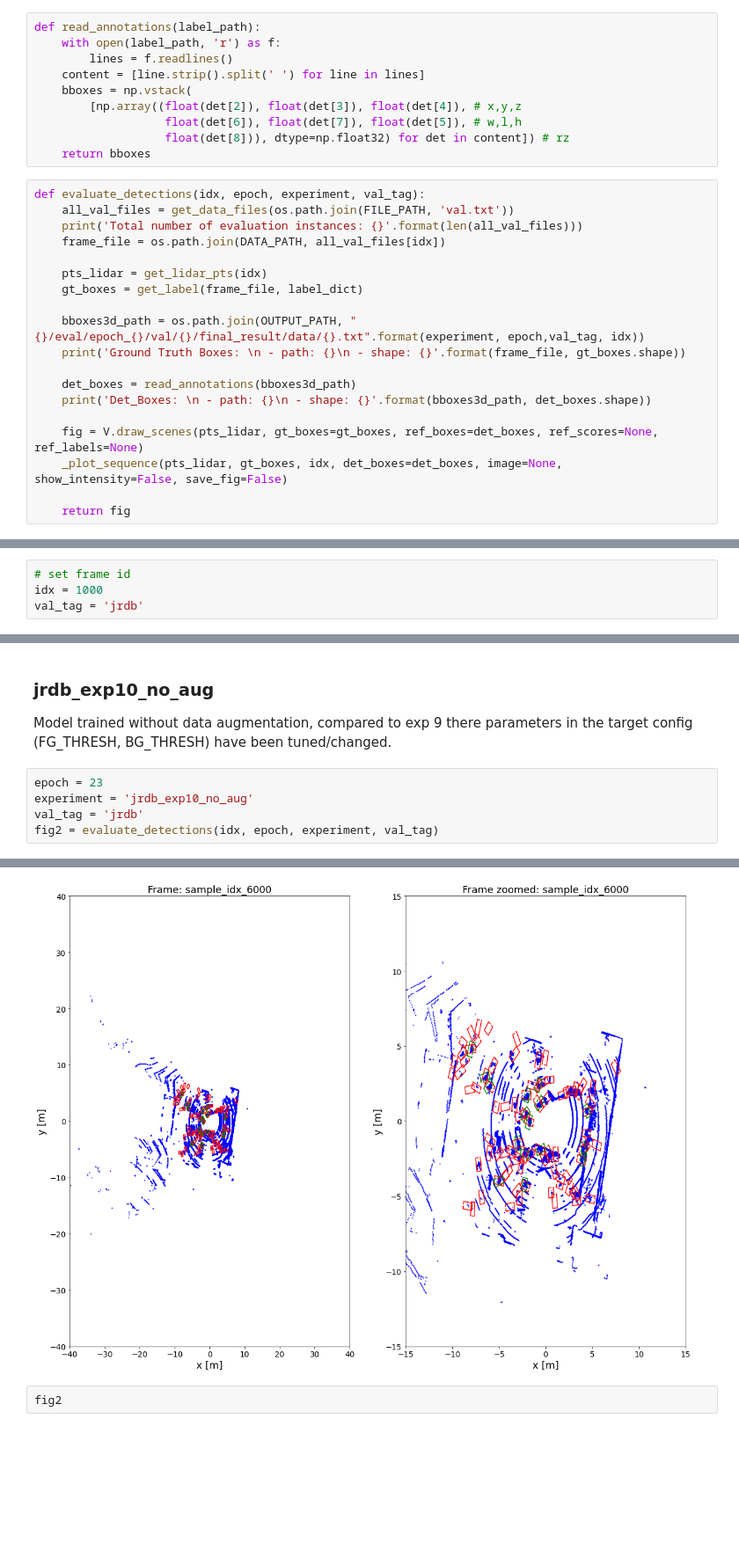
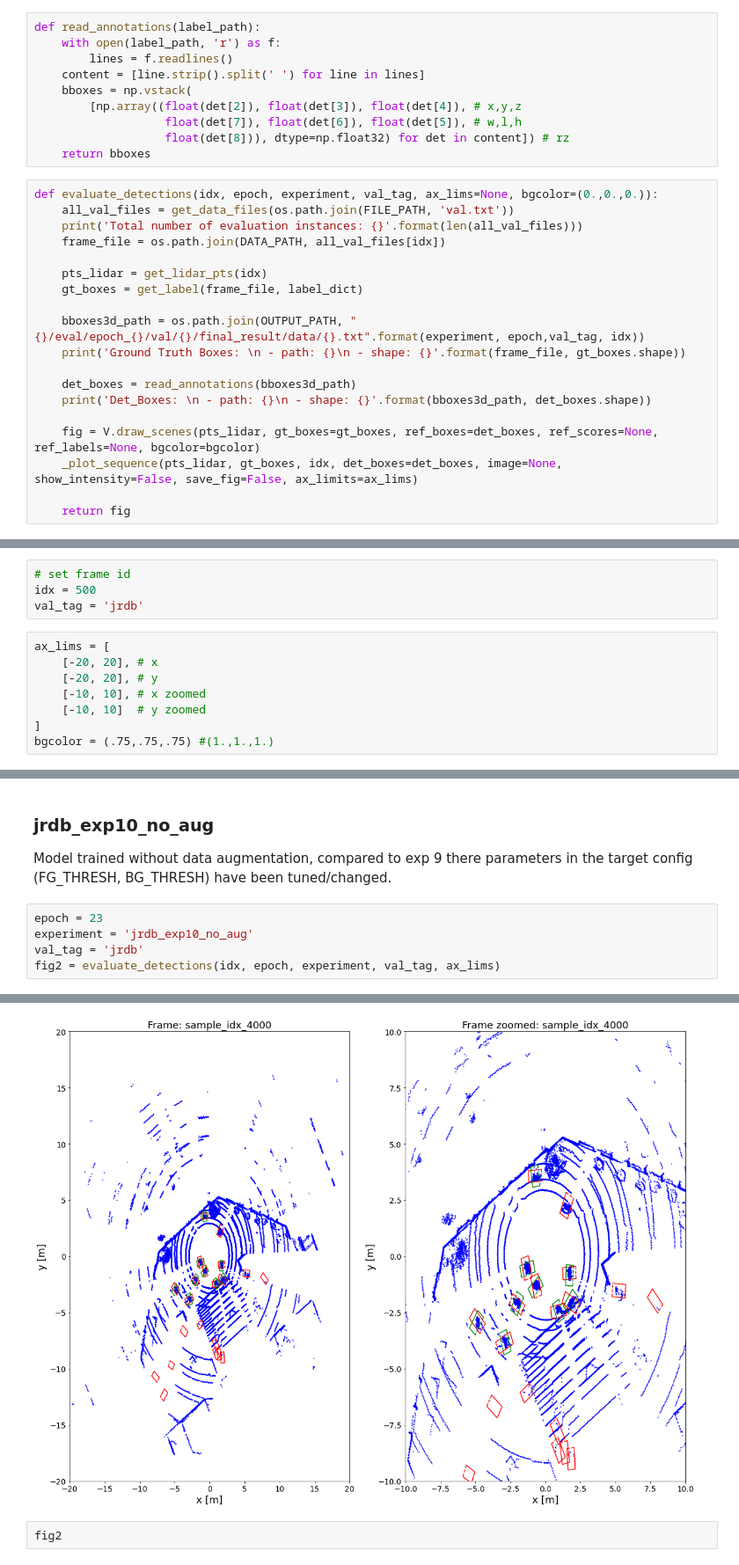
Before and after one commit to brudermueller/OpenPCDet, a Jupyter notebook: tools/visual_utils/JRDB_visualization.ipynb, the cells around one changed output, grey strips where cells are left out. Shown at 88% size. Drawn from its saved outputs; the diff is of its cells as text; blank space fills up the shorter version.

Commit message:
add plot utils

```diff
--- a/tools/visual_utils/JRDB_visualization.ipynb
+++ b/tools/visual_utils/JRDB_visualization.ipynb
@@ -170,11 +169,11 @@ def read_annotations(label_path):
     content = [line.strip().split(' ') for line in lines]
     bboxes = np.vstack(
         [np.array((float(det[2]), float(det[3]), float(det[4]), # x,y,z
-                   float(det[6]), float(det[7]), float(det[5]), # w,l,h
+                   float(det[7]), float(det[6]), float(det[5]), # w,l,h
                    float(det[8])), dtype=np.float32) for det in content]) # rz
     return bboxes
 # %%
-def evaluate_detections(idx, epoch, experiment, val_tag):
+def evaluate_detections(idx, epoch, experiment, val_tag, ax_lims=None, bgcolor=(0.,0.,0.)):
     all_val_files = get_data_files(os.path.join(FILE_PATH, 'val.txt'))
     print('Total number of evaluation instances: {}'.format(len(all_val_files)))
     frame_file = os.path.join(DATA_PATH, all_val_files[idx])
@@ -188,8 +187,8 @@ def evaluate_detections(idx, epoch, experiment, val_tag):
     det_boxes = read_annotations(bboxes3d_path)
     print('Det_Boxes: \n - path: {}\n - shape: {}'.format(bboxes3d_path, det_boxes.shape))
 
-    fig = V.draw_scenes(pts_lidar, gt_boxes=gt_boxes, ref_boxes=det_boxes, ref_scores=None, ref_labels=None)
-    _plot_sequence(pts_lidar, gt_boxes, idx, det_boxes=det_boxes, image=None, show_intensity=False, save_fig=False)
+    fig = V.draw_scenes(pts_lidar, gt_boxes=gt_boxes, ref_boxes=det_boxes, ref_scores=None, ref_labels=None, bgcolor=bgcolor)
+    _plot_sequence(pts_lidar, gt_boxes, idx, det_boxes=det_boxes, image=None, show_intensity=False, save_fig=False, ax_limits=ax_lims)
 
     return fig
 # %%
@@ -373,8 +383,16 @@ mlab.savefig(filename=os.path.join('../../','plots/{}.png'.format(name)))
 ## Evaluate Detections
 # %%
 # set frame id
-idx = 1000
+idx = 500
 val_tag = 'jrdb'
+# %%
+ax_lims = [
+    [-20, 20], # x
+    [-20, 20], # y
+    [-10, 10], # x zoomed
+    [-10, 10]  # y zoomed
+]
+bgcolor = (.75,.75,.75) #(1.,1.,1.)
 # %% [markdown]
 ### l1_corner_loss_80epochs
 Model trained on custom dataset, evaluated on JRDB
@@ -453,6 +476,6 @@ Model trained without data augmentation, compared to exp 9 there parameters in t
 epoch = 23
 experiment = 'jrdb_exp10_no_aug'
 val_tag = 'jrdb'
-fig2 = evaluate_detections(idx, epoch, experiment, val_tag)
+fig2 = evaluate_detections(idx, epoch, experiment, val_tag, ax_lims)
 # %% [output]
 Total number of evaluation instances: 6203
@@ -467,5 +490,5 @@ Det_Boxes:
 Did not save figure. Add filename in arguments to be able to save figure.
-[figure, old version]
+[figure, new version]
 # %%
 fig2
 # %% [output]
```
Also changed, not shown: parts of 31 cells of this notebook, 2 other files.
